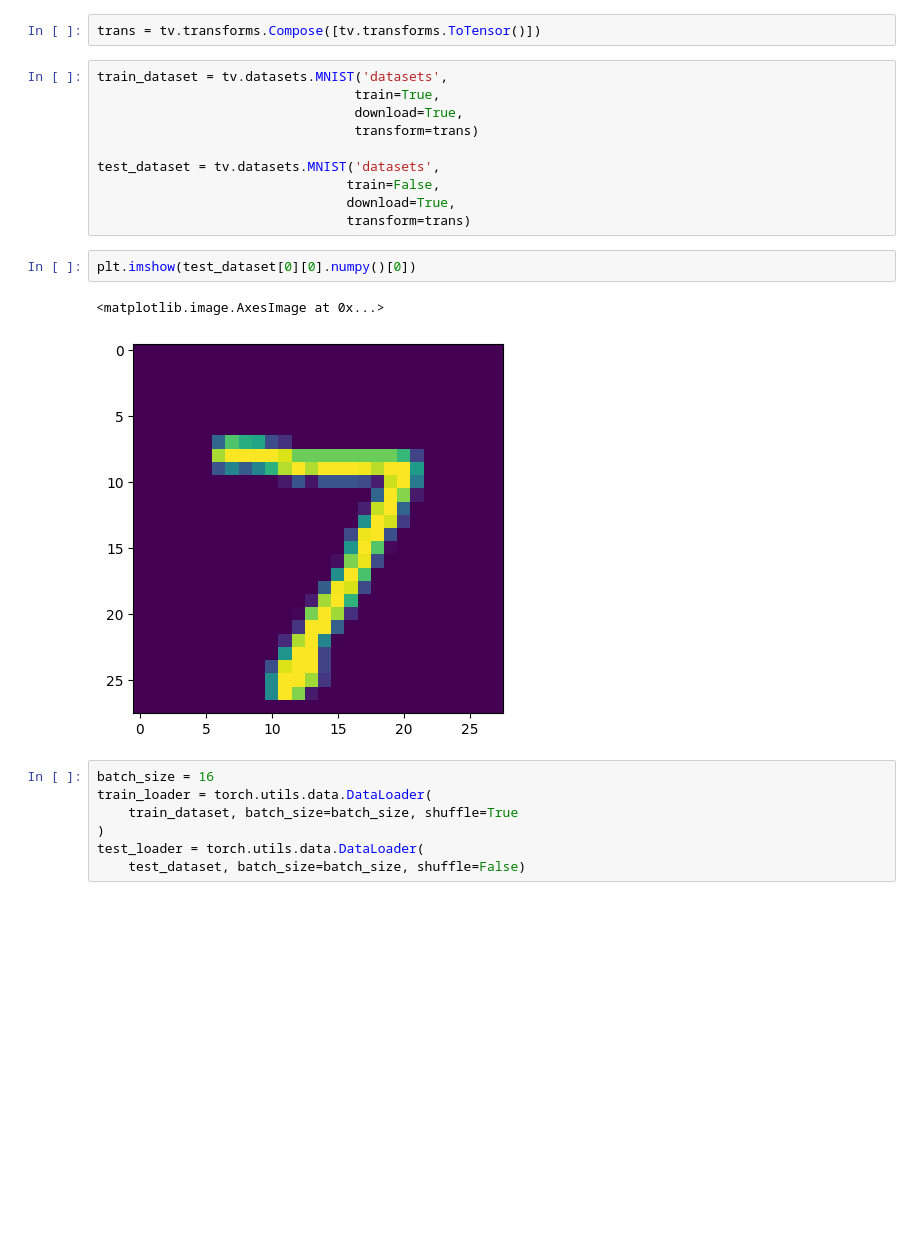
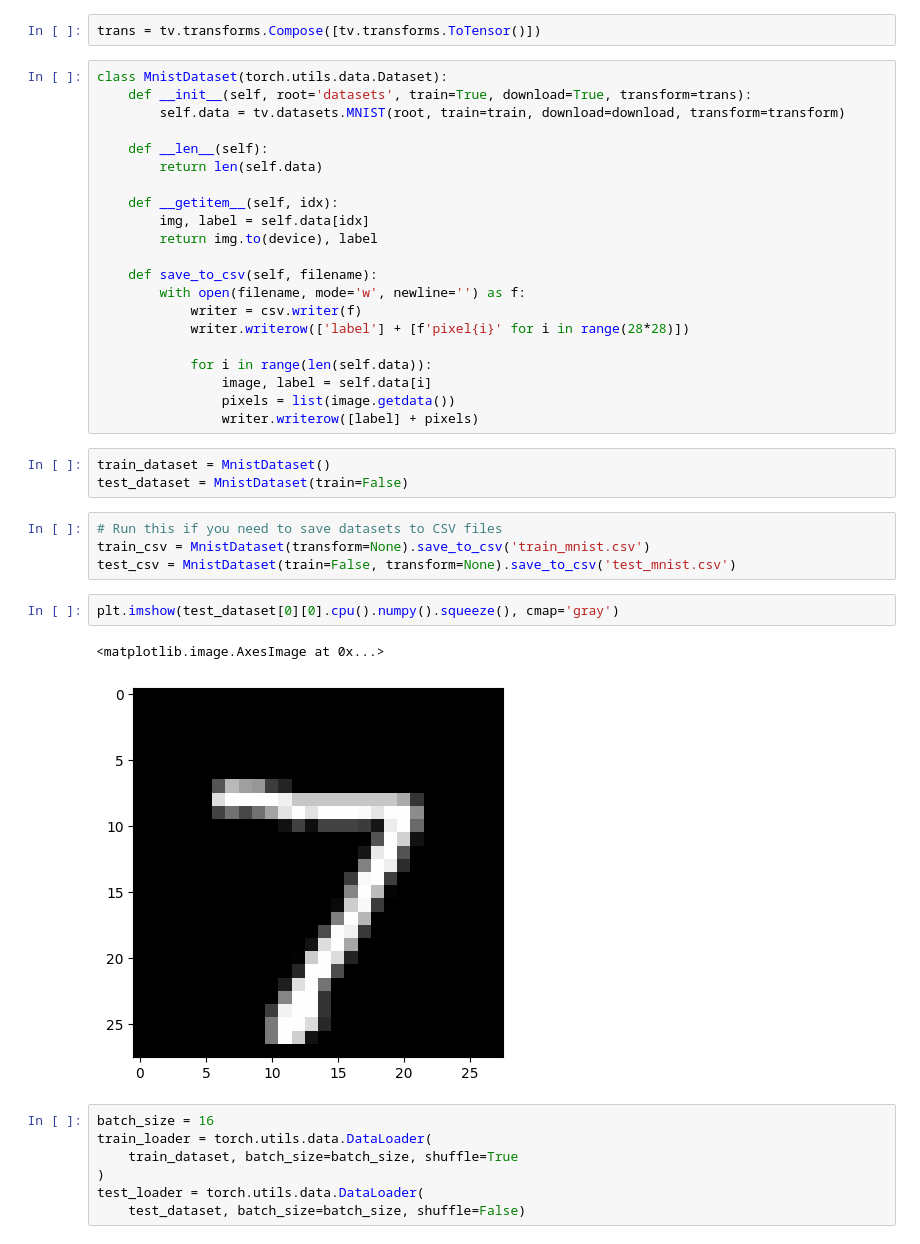
Before and after one commit to VladyslavFS/data-camp-hometasks, a Jupyter notebook: lesson_24/homework.ipynb, the cells around one changed output. Cells and saved outputs as stored; diff of their text form; blank space fills up the shorter version.

Commit message:
the redundant cells were removed and the MnistDataset class was added to interact with the dataset

```diff
--- a/lesson_24/homework.ipynb
+++ b/lesson_24/homework.ipynb
@@ -23,21 +22,39 @@ device
 device(type='cuda')
 # %%
 trans = tv.transforms.Compose([tv.transforms.ToTensor()])
+# %%
+class MnistDataset(torch.utils.data.Dataset):
+    def __init__(self, root='datasets', train=True, download=True, transform=trans):
+        self.data = tv.datasets.MNIST(root, train=train, download=download, transform=transform)
+
+    def __len__(self):
+        return len(self.data)
+
+    def __getitem__(self, idx):
+        img, label = self.data[idx]
+        return img.to(device), label
+
+    def save_to_csv(self, filename):
+        with open(filename, mode='w', newline='') as f:
+            writer = csv.writer(f)
+            writer.writerow(['label'] + [f'pixel{i}' for i in range(28*28)])
+
+            for i in range(len(self.data)):
+                image, label = self.data[i]
+                pixels = list(image.getdata())
+                writer.writerow([label] + pixels)
 # %%
-train_dataset = tv.datasets.MNIST('datasets',
-                                 train=True,
-                                 download=True,
-                                 transform=trans)
-
-test_dataset = tv.datasets.MNIST('datasets',
-                                train=False,
-                                download=True,
-                                transform=trans)
+train_dataset = MnistDataset()
+test_dataset = MnistDataset(train=False)
+# %%
+# Run this if you need to save datasets to CSV files
+train_csv = MnistDataset(transform=None).save_to_csv('train_mnist.csv')
+test_csv = MnistDataset(train=False, transform=None).save_to_csv('test_mnist.csv')
 # %%
-plt.imshow(test_dataset[0][0].numpy()[0])
+plt.imshow(test_dataset[0][0].cpu().numpy().squeeze(), cmap='gray')
 # %% [output]
 <matplotlib.image.AxesImage at 0x...>
-[figure, old version]
+[figure, new version]
 # %%
 batch_size = 16
 train_loader = torch.utils.data.DataLoader(
```
Also changed, not shown: parts of 4 cells of this notebook, 1 other file.
